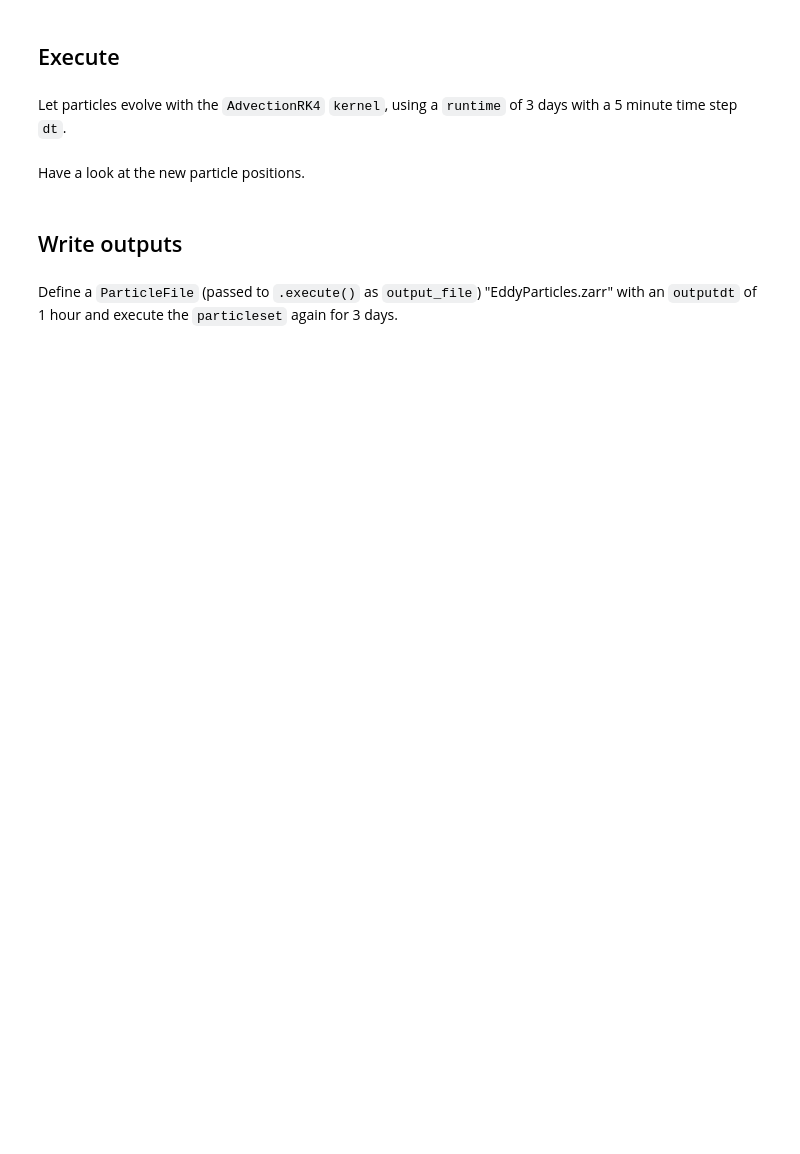
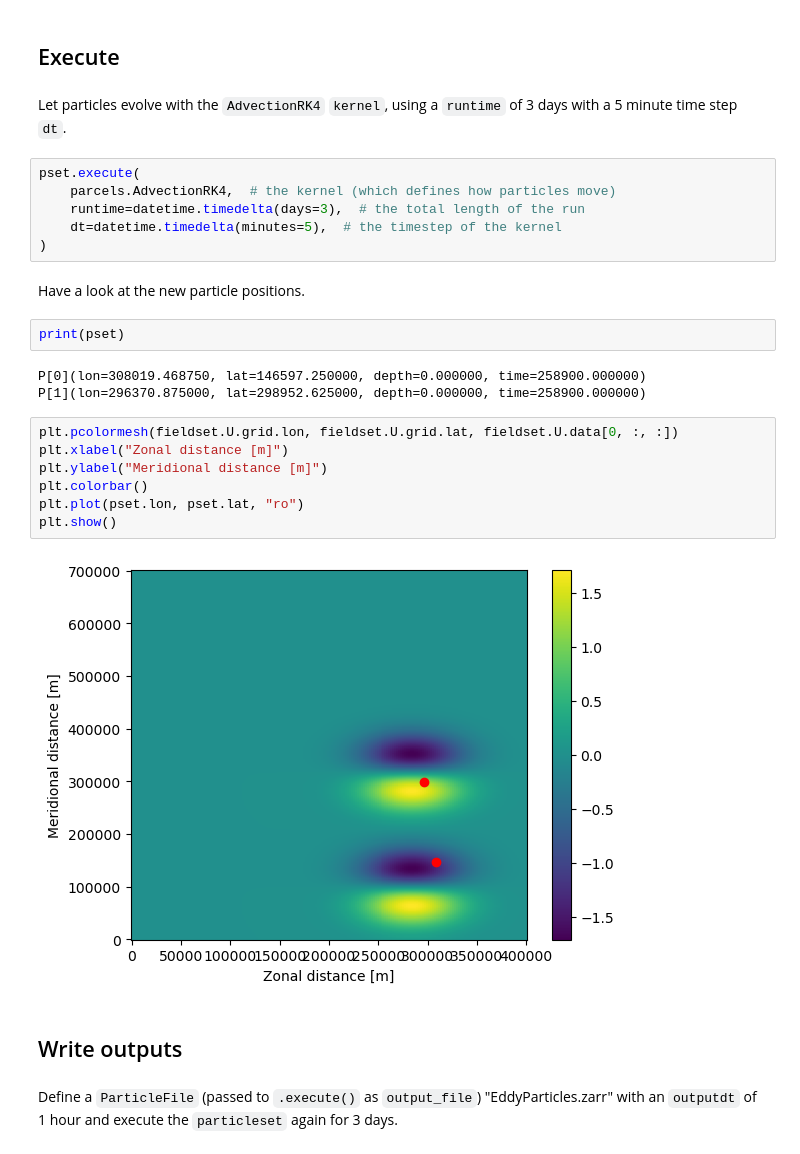
Before and after one commit to geomar-od-lagrange/2024-10_parcels-workshop, a Jupyter notebook: notebooks/010_quickstart_idealised_currents.ipynb, the cells around one changed output. Saved outputs shown, nothing was run; the diff lists cells and outputs as text; blank space fills up the shorter version.

```diff
--- a/notebooks/010_quickstart_idealised_currents.ipynb
+++ b/notebooks/010_quickstart_idealised_currents.ipynb
@@ -31,8 +69,28 @@ Have a look at the `particleset`. (Print and plot `pset.lon` and `pset.lat` alon
 ## Execute
 # %% [markdown]
 Let particles evolve with the `AdvectionRK4` `kernel`, using a `runtime` of 3 days with a 5 minute time step `dt`.
+# %%
+pset.execute(
+    parcels.AdvectionRK4,  # the kernel (which defines how particles move)
+    runtime=datetime.timedelta(days=3),  # the total length of the run
+    dt=datetime.timedelta(minutes=5),  # the timestep of the kernel
+)
 # %% [markdown]
 Have a look at the new particle positions.
+# %%
+print(pset)
+# %% [output]
+P[0](lon=308019.468750, lat=146597.250000, depth=0.000000, time=258900.000000)
+P[1](lon=296370.875000, lat=298952.625000, depth=0.000000, time=258900.000000)
+# %%
+plt.pcolormesh(fieldset.U.grid.lon, fieldset.U.grid.lat, fieldset.U.data[0, :, :])
+plt.xlabel("Zonal distance [m]")
+plt.ylabel("Meridional distance [m]")
+plt.colorbar()
+plt.plot(pset.lon, pset.lat, "ro")
+plt.show()
+# %% [output]
+[figure, added]
 # %% [markdown]
 ## Write outputs
 # %% [markdown]
```
Also changed, not shown: parts of 20 cells of this notebook, 17 other files.
